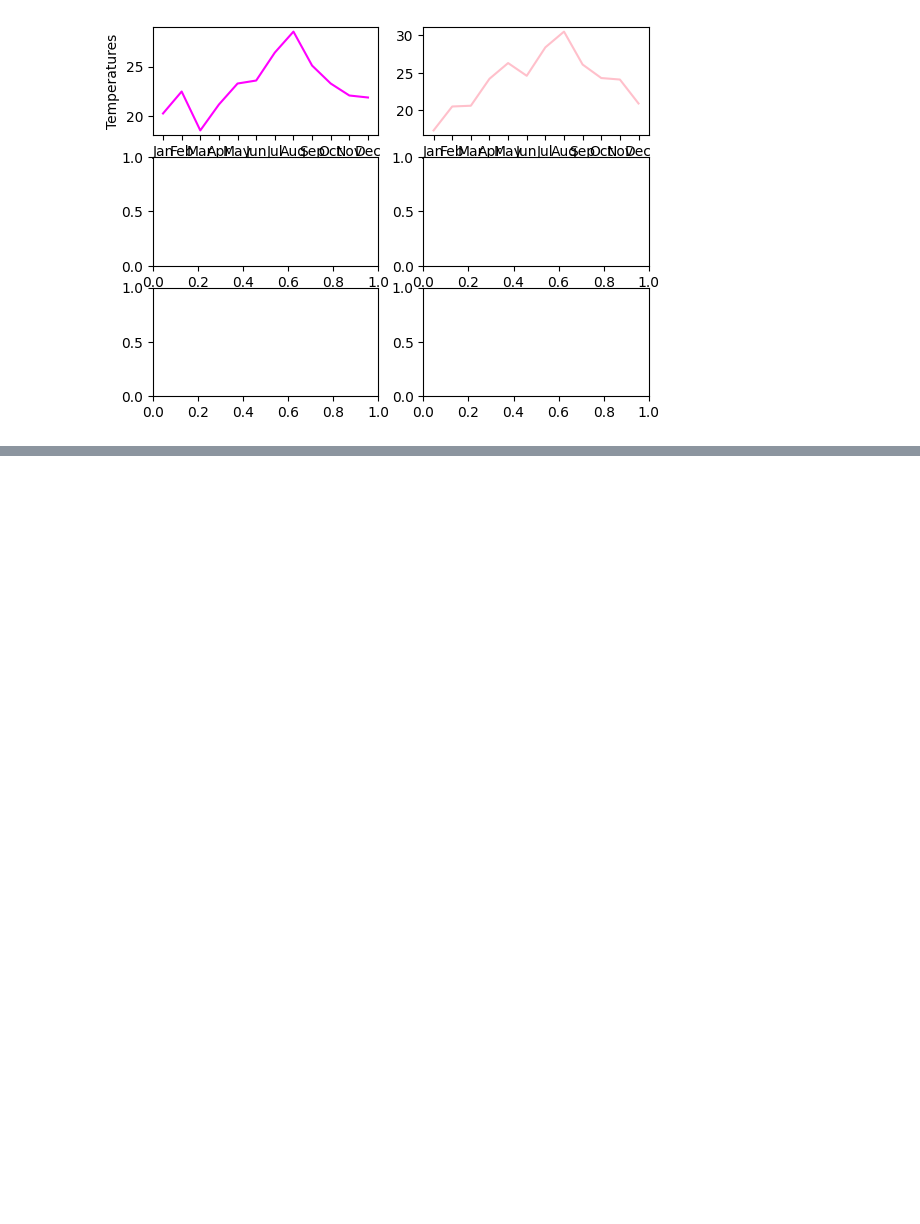
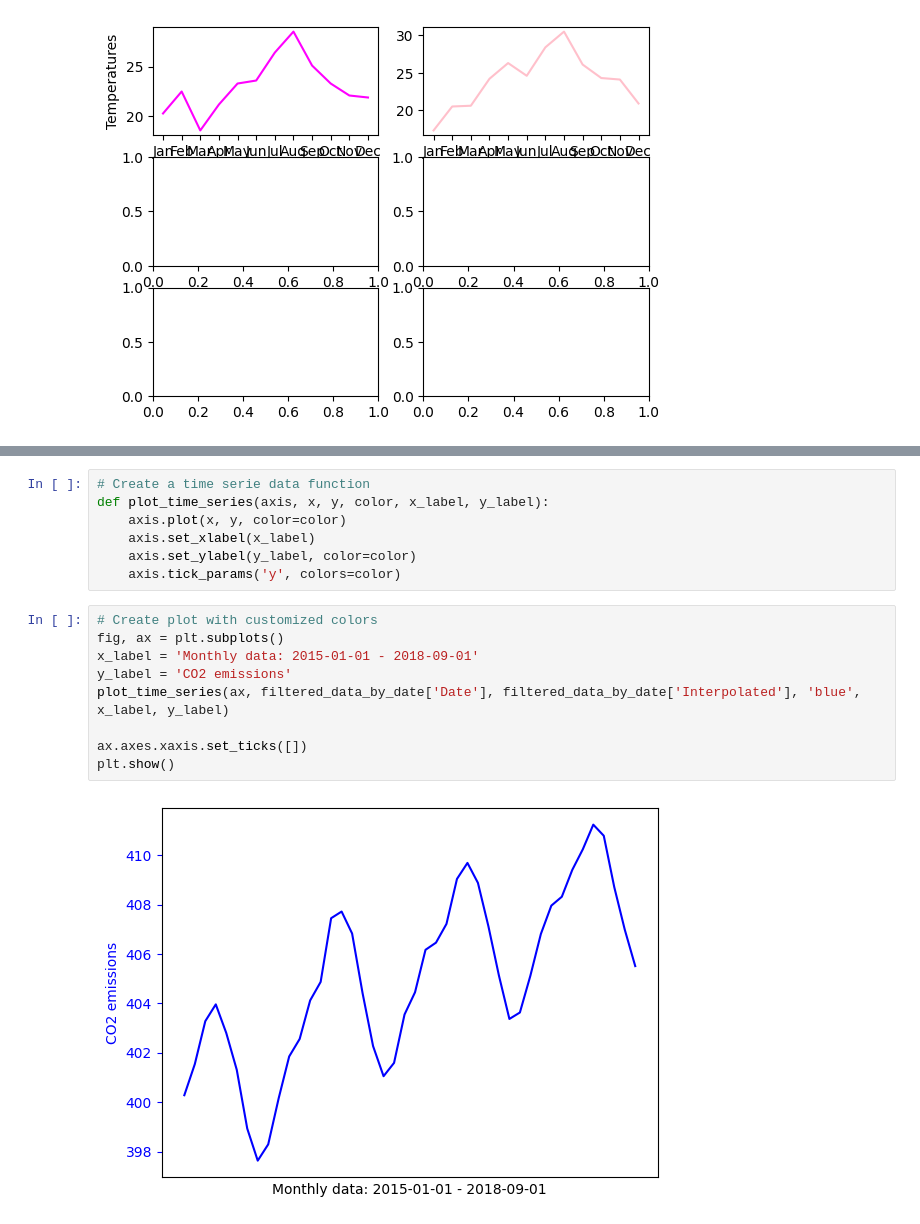
Before and after one commit to hhugoac/PythonForDataScience, a Jupyter notebook: PythonMatplotlib.ipynb, the cells around one changed output, grey strips where cells are left out. Saved outputs shown, nothing was run; the diff lists cells and outputs as text; blank space fills up the shorter version.

```diff
--- a/PythonMatplotlib.ipynb
+++ b/PythonMatplotlib.ipynb
@@ -75,0 +130,18 @@ plt.show()
+# %%
+# Create a time serie data function
+def plot_time_series(axis, x, y, color, x_label, y_label):
+    axis.plot(x, y, color=color)
+    axis.set_xlabel(x_label)
+    axis.set_ylabel(y_label, color=color)
+    axis.tick_params('y', colors=color)
+# %%
+# Create plot with customized colors
+fig, ax = plt.subplots()
+x_label = 'Monthly data: 2015-01-01 - 2018-09-01'
+y_label = 'CO2 emissions'
+plot_time_series(ax, filtered_data_by_date['Date'], filtered_data_by_date['Interpolated'], 'blue', x_label, y_label)
+
+ax.axes.xaxis.set_ticks([])
+plt.show()
+# %% [output]
+[figure, added]
```
Also changed, not shown: parts of 8 cells of this notebook, 1 other file.
